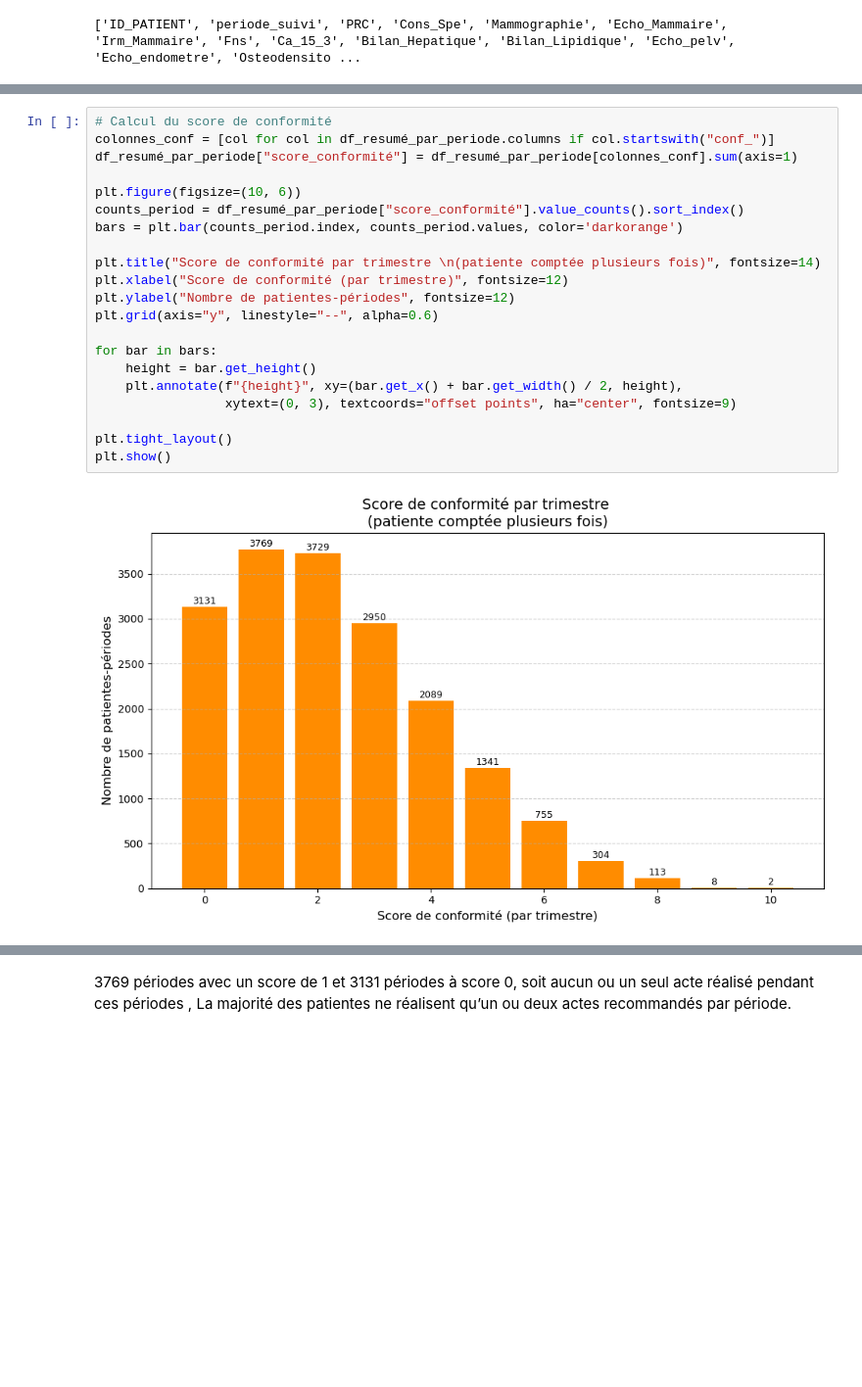
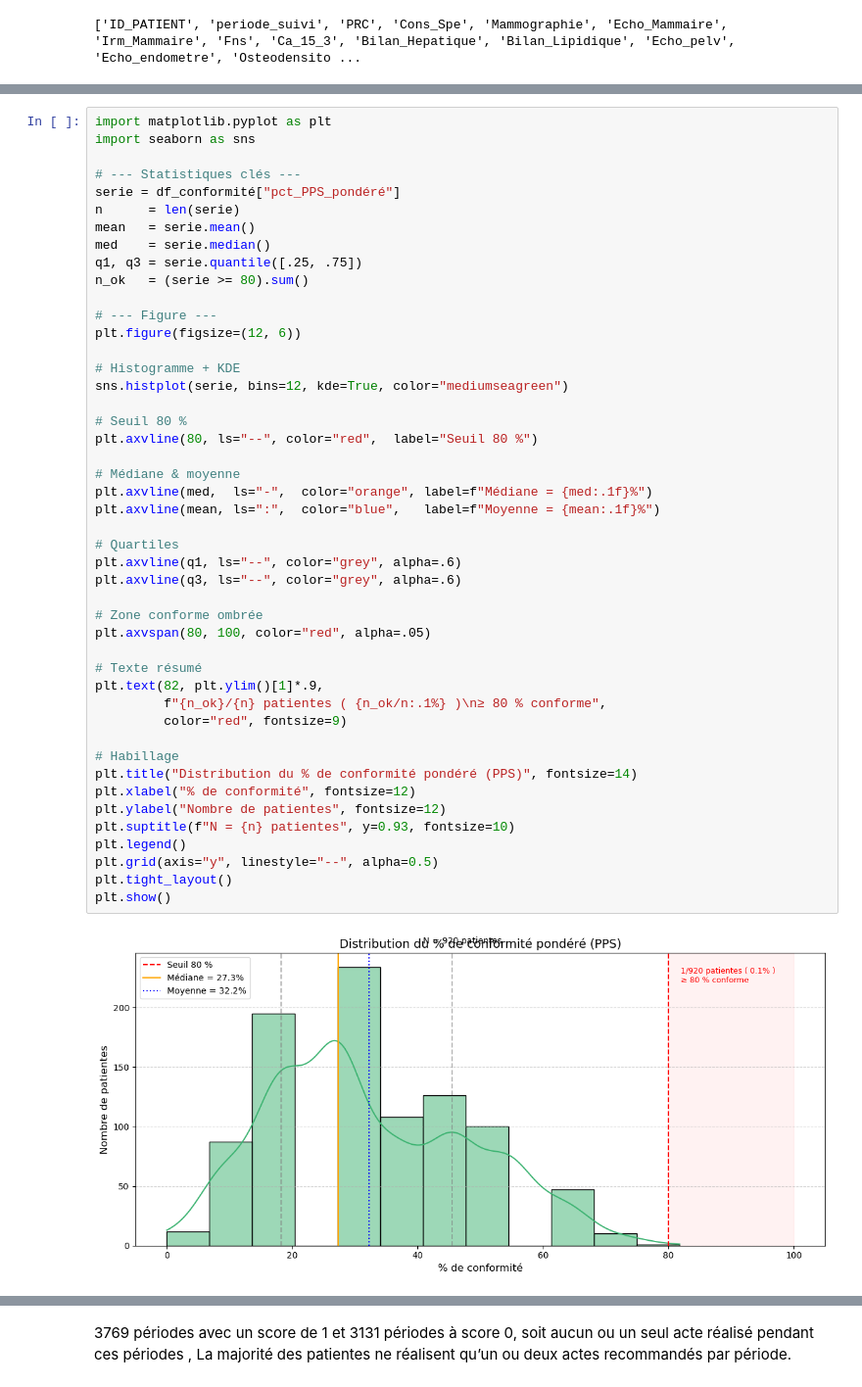
Before and after one commit to hemza1/TER_M1_2025, a Jupyter notebook: notebooks/test.ipynb, the cells around one changed output, grey strips where cells are left out. Shown at 98% size. Saved outputs shown, nothing was run; the diff lists cells and outputs as text; blank space fills up the shorter version.

```diff
--- a/notebooks/test.ipynb
+++ b/notebooks/test.ipynb
@@ -630,26 +638,51 @@ df_resumé_par_periode.columns.tolist()
  'conf_Echo_endometre',
  'conf_Osteodensitometrie',
  'conf_Dosage_pholphocalcique']
-# %%
-# Calcul du score de conformité
-colonnes_conf = [col for col in df_resumé_par_periode.columns if col.startswith("conf_")]
-df_resumé_par_periode["score_conformité"] = df_resumé_par_periode[colonnes_conf].sum(axis=1)
-
-plt.figure(figsize=(10, 6))
-counts_period = df_resumé_par_periode["score_conformité"].value_counts().sort_index()
-bars = plt.bar(counts_period.index, counts_period.values, color='darkorange')
-
-plt.title("Score de conformité par trimestre \n(patiente comptée plusieurs fois)", fontsize=14)
-plt.xlabel("Score de conformité (par trimestre)", fontsize=12)
-plt.ylabel("Nombre de patientes-périodes", fontsize=12)
-plt.grid(axis="y", linestyle="--", alpha=0.6)
-
-for bar in bars:
-    height = bar.get_height()
-    plt.annotate(f"{height}", xy=(bar.get_x() + bar.get_width() / 2, height),
-                 xytext=(0, 3), textcoords="offset points", ha="center", fontsize=9)
-
-plt.tight_layout()
-plt.show()
-# %% [output]
-[figure, removed]
+# %%
+import matplotlib.pyplot as plt
+import seaborn as sns
+
+# --- Statistiques clés ---
+serie = df_conformité["pct_PPS_pondéré"]
+n      = len(serie)
+mean   = serie.mean()
+med    = serie.median()
+q1, q3 = serie.quantile([.25, .75])
+n_ok   = (serie >= 80).sum()
+
+# --- Figure ---
+plt.figure(figsize=(12, 6))
+
+# Histogramme + KDE
+sns.histplot(serie, bins=12, kde=True, color="mediumseagreen")
+
+# Seuil 80 %
+plt.axvline(80, ls="--", color="red",  label="Seuil 80 %")
+
+# Médiane & moyenne
+plt.axvline(med,  ls="-",  color="orange", label=f"Médiane = {med:.1f}%")
+plt.axvline(mean, ls=":",  color="blue",   label=f"Moyenne = {mean:.1f}%")
+
+# Quartiles
+plt.axvline(q1, ls="--", color="grey", alpha=.6)
+plt.axvline(q3, ls="--", color="grey", alpha=.6)
+
+# Zone conforme ombrée
+plt.axvspan(80, 100, color="red", alpha=.05)
+
+# Texte résumé
+plt.text(82, plt.ylim()[1]*.9,
+         f"{n_ok}/{n} patientes ( {n_ok/n:.1%} )\n≥ 80 % conforme",
+         color="red", fontsize=9)
+
+# Habillage
+plt.title("Distribution du % de conformité pondéré (PPS)", fontsize=14)
+plt.xlabel("% de conformité", fontsize=12)
+plt.ylabel("Nombre de patientes", fontsize=12)
+plt.suptitle(f"N = {n} patientes", y=0.93, fontsize=10)
+plt.legend()
+plt.grid(axis="y", linestyle="--", alpha=0.5)
+plt.tight_layout()
+plt.show()
+# %% [output]
+[figure, added]
```
Also changed, not shown: parts of 38 cells of this notebook.
